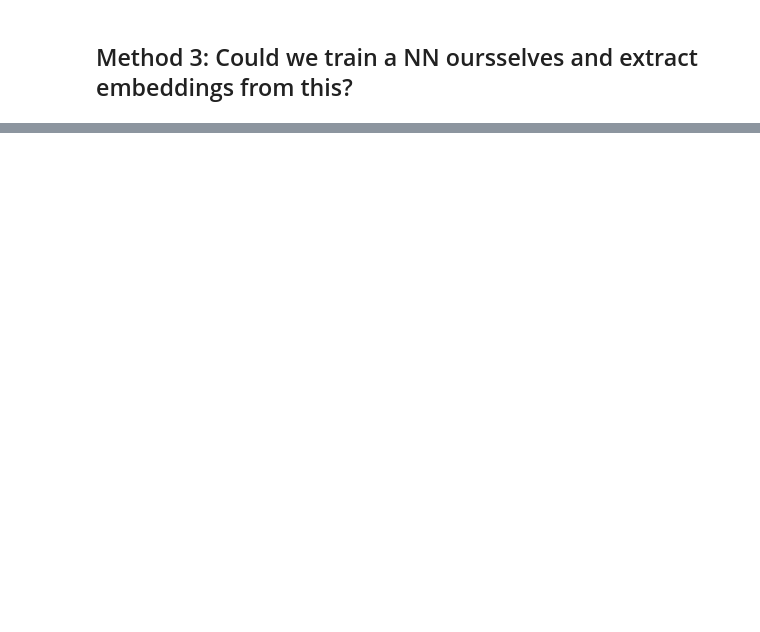
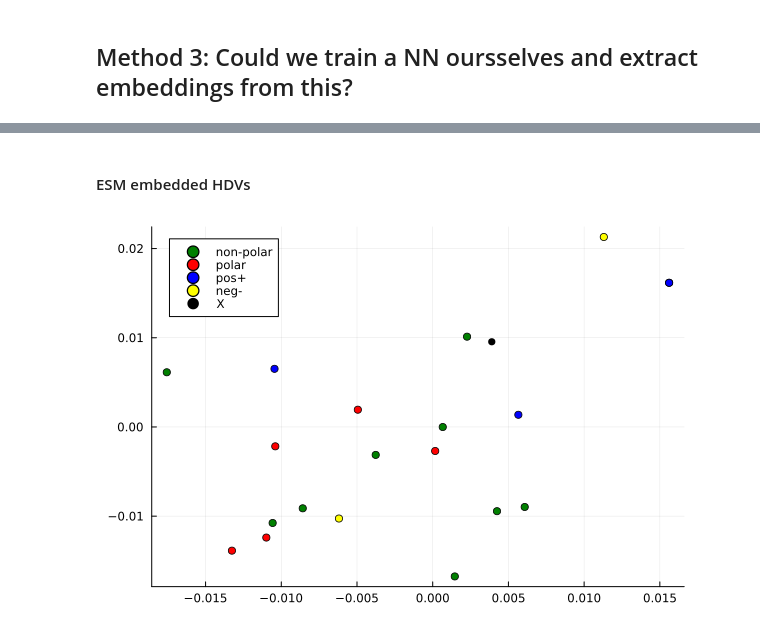
Before and after one commit to Micjanov/Master-Thesis, a Jupyter notebook: notebooks/AA_embeddings.ipynb, the cells around one changed output, grey strips where cells are left out. Cells and saved outputs as stored; diff of their text form; code cells hidden in the pictures; blank space fills up the shorter version.

```diff
--- a/notebooks/AA_embeddings.ipynb
+++ b/notebooks/AA_embeddings.ipynb
@@ -85,0 +241,16 @@ end
+# %% [markdown]
+#### ESM embedded HDVs
+# %%
+indices = [[i for i in 1:length(amino_acids_esm) if only(amino_acids_esm[i]) in groups[j]] for j in key]
+
+colors = [:green, :red, :blue, :yellow]
+fig = Plots.plot()
+
+for i in 1:4
+    scatter!(fig, (proj_ESM_bit[indices[i], 1], proj_ESM_bit[indices[i], 2]), label=key[i], mc = colors[i])
+end
+scatter!(fig, (proj_ESM_bit[21, 1], proj_ESM_bit[21, 2]), label="X", mc = :black)
+
+fig
+# %% [output]
+[figure, added]
```
Also changed, not shown: parts of 13 cells of this notebook, 1 other file.
